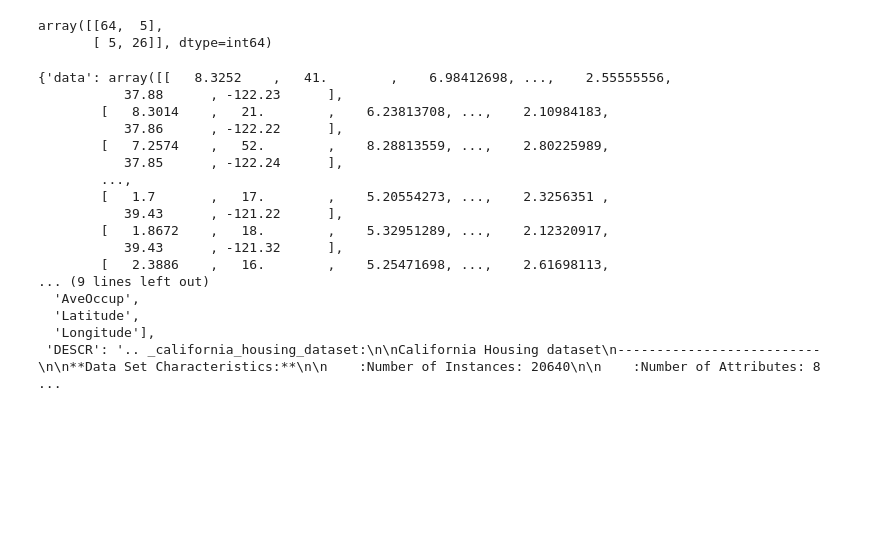
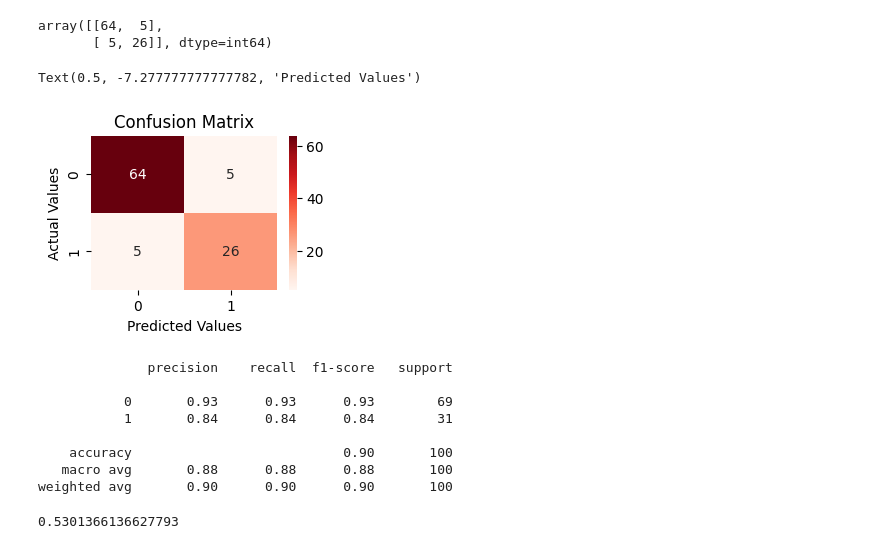
Before and after one commit to sameer-singh1/machine_learning, a Jupyter notebook: logistic.ipynb, the cells around one changed output. Saved outputs shown, nothing was run; the diff lists cells and outputs as text; code cells hidden in the pictures; blank space fills up the shorter version.

```diff
--- a/logistic.ipynb
+++ b/logistic.ipynb
@@ -201,20 +200,20 @@ df = fetch_california_housing()
-# %%
-df
-# %% [output]
-{'data': array([[   8.3252    ,   41.        ,    6.98412698, ...,    2.55555556,
-           37.88      , -122.23      ],
-        [   8.3014    ,   21.        ,    6.23813708, ...,    2.10984183,
-           37.86      , -122.22      ],
-        [   7.2574    ,   52.        ,    8.28813559, ...,    2.80225989,
-           37.85      , -122.24      ],
-        ...,
-        [   1.7       ,   17.        ,    5.20554273, ...,    2.3256351 ,
-           39.43      , -121.22      ],
-        [   1.8672    ,   18.        ,    5.32951289, ...,    2.12320917,
-           39.43      , -121.32      ],
-        [   2.3886    ,   16.        ,    5.25471698, ...,    2.61698113,
-... (9 lines left out)
-  'AveOccup',
-  'Latitude',
-  'Longitude'],
- 'DESCR': '.. _california_housing_dataset:\n\nCalifornia Housing dataset\n--------------------------\n\n**Data Set Characteristics:**\n\n    :Number of Instances: 20640\n\n    :Number of Attributes: 8 ...
+# %%
+plt.figure(figsize=(3,2))
+plt.title('Confusion Matrix')
+sns.heatmap(c_m,annot=True,fmt='d',cmap='Reds')
+plt.ylabel('Actual Values')
+plt.xlabel('Predicted Values')
+# %% [output]
+Text(0.5, -7.277777777777782, 'Predicted Values')
+[figure, added]
+# %%
+print(classification_report(y_test,y_pred))
+# %% [output]
+              precision    recall  f1-score   support
+
+           0       0.93      0.93      0.93        69
+           1       0.84      0.84      0.84        31
+
+    accuracy                           0.90       100
+   macro avg       0.88      0.88      0.88       100
+weighted avg       0.90      0.90      0.90       100
@@ -220,0 +223,4 @@ df
+# %%
+a_r2
+# %% [output]
+0.5301366136627793
```
Also changed, not shown: parts of 29 cells of this notebook, 3 other files.
